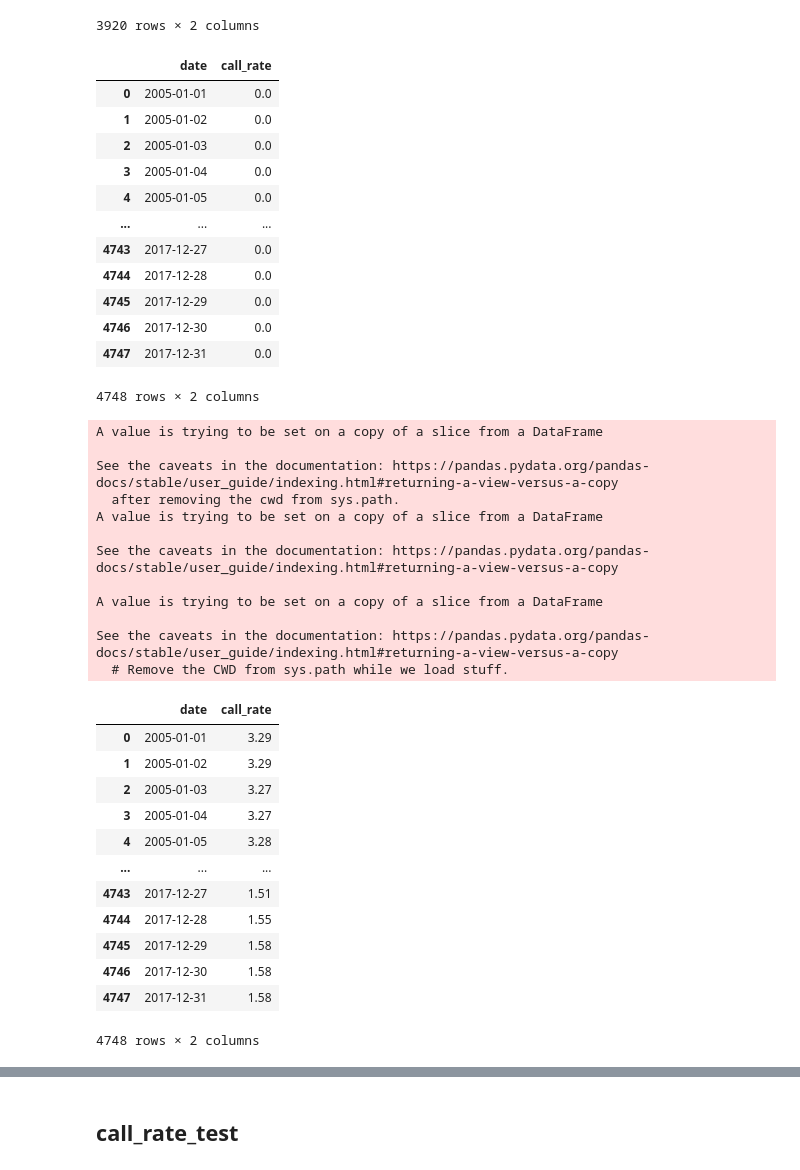
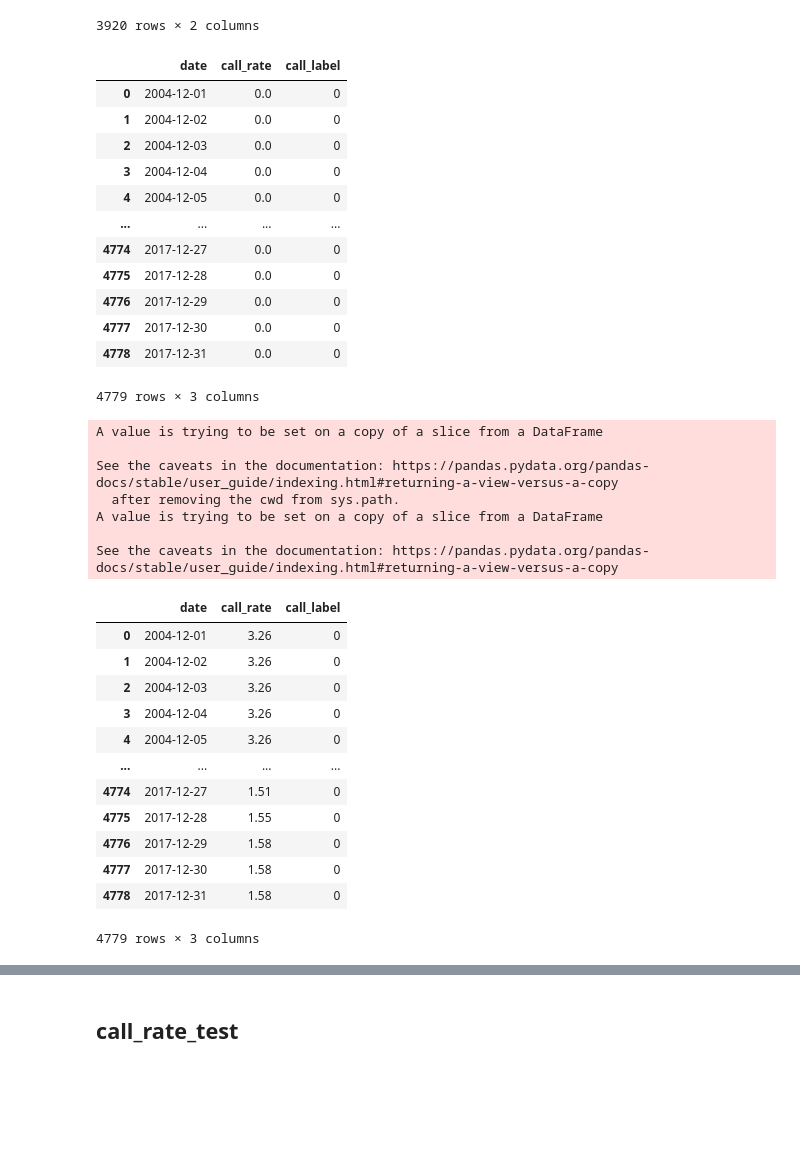
Before and after one commit to HyeonminNam/BOK4, a Jupyter notebook: pre_processing_code/article_pre_processing.ipynb, the cells around one changed output, grey strips where cells are left out. Saved outputs shown, nothing was run; the diff lists cells and outputs as text; code cells hidden in the pictures; blank space fills up the shorter version.

```diff
--- a/pre_processing_code/article_pre_processing.ipynb
+++ b/pre_processing_code/article_pre_processing.ipynb
@@ -272,34 +272,33 @@ call_rate
 | 3919 | 2004-10-12 | 3.52 |
 3920 rows × 2 columns
 # %%
-dt_index = pd.date_range(start='20050101', end='20171231')
+dt_index = pd.date_range(start='20041201', end='20171231')
 dt_list = dt_index.strftime("%Y-%m-%d").tolist()
 
 mk_call_rate = pd.DataFrame(dt_list ,columns = ['date'])
 mk_call_rate['call_rate'] = 0.0
+mk_call_rate['call_label'] = 0
 mk_call_rate
 # %% [output]
-|  | date | call_rate |
-| 0 | 2005-01-01 | 0.0 |
-| 1 | 2005-01-02 | 0.0 |
-| 2 | 2005-01-03 | 0.0 |
-| 3 | 2005-01-04 | 0.0 |
-| 4 | 2005-01-05 | 0.0 |
-| ... | ... | ... |
-| 4743 | 2017-12-27 | 0.0 |
-| 4744 | 2017-12-28 | 0.0 |
-| 4745 | 2017-12-29 | 0.0 |
-| 4746 | 2017-12-30 | 0.0 |
-| 4747 | 2017-12-31 | 0.0 |
+|  | date | call_rate | call_label |
+| 0 | 2004-12-01 | 0.0 | 0 |
+| 1 | 2004-12-02 | 0.0 | 0 |
+| 2 | 2004-12-03 | 0.0 | 0 |
+| 3 | 2004-12-04 | 0.0 | 0 |
+| 4 | 2004-12-05 | 0.0 | 0 |
+| ... | ... | ... | ... |
+| 4774 | 2017-12-27 | 0.0 | 0 |
+| 4775 | 2017-12-28 | 0.0 | 0 |
+| 4776 | 2017-12-29 | 0.0 | 0 |
+| 4777 | 2017-12-30 | 0.0 | 0 |
+| 4778 | 2017-12-31 | 0.0 | 0 |
-4748 rows × 2 columns
+4779 rows × 3 columns
 # %%
 for i in range(len(mk_call_rate)):
     for j in range(len(call_rate)):
         if mk_call_rate['date'][i] == call_rate['date'][j]:
             mk_call_rate['call_rate'][i] = call_rate['call_rate'][j]
 
-mk_call_rate['call_rate'][0] = call_rate['call_rate'][3861]
-
 for i in range(len(mk_call_rate)):
     if mk_call_rate['call_rate'][i] == 0:
         mk_call_rate['call_rate'][i] = mk_call_rate['call_rate'][i-1]
@@ -313,23 +312,18 @@ See the caveats in the documentation: https://pandas.pydata.org/pandas-docs/stab
 A value is trying to be set on a copy of a slice from a DataFrame
 
 See the caveats in the documentation: https://pandas.pydata.org/pandas-docs/stable/user_guide/indexing.html#returning-a-view-versus-a-copy
-
-A value is trying to be set on a copy of a slice from a DataFrame
-
-See the caveats in the documentation: https://pandas.pydata.org/pandas-docs/stable/user_guide/indexing.html#returning-a-view-versus-a-copy
-  # Remove the CWD from sys.path while we load stuff.
-|  | date | call_rate |
-| 0 | 2005-01-01 | 3.29 |
-| 1 | 2005-01-02 | 3.29 |
-| 2 | 2005-01-03 | 3.27 |
-| 3 | 2005-01-04 | 3.27 |
-| 4 | 2005-01-05 | 3.28 |
-| ... | ... | ... |
-| 4743 | 2017-12-27 | 1.51 |
-| 4744 | 2017-12-28 | 1.55 |
-| 4745 | 2017-12-29 | 1.58 |
-| 4746 | 2017-12-30 | 1.58 |
-| 4747 | 2017-12-31 | 1.58 |
+|  | date | call_rate | call_label |
+| 0 | 2004-12-01 | 3.26 | 0 |
+| 1 | 2004-12-02 | 3.26 | 0 |
+| 2 | 2004-12-03 | 3.26 | 0 |
+| 3 | 2004-12-04 | 3.26 | 0 |
+| 4 | 2004-12-05 | 3.26 | 0 |
+| ... | ... | ... | ... |
+| 4774 | 2017-12-27 | 1.51 | 0 |
+| 4775 | 2017-12-28 | 1.55 | 0 |
+| 4776 | 2017-12-29 | 1.58 | 0 |
+| 4777 | 2017-12-30 | 1.58 | 0 |
+| 4778 | 2017-12-31 | 1.58 | 0 |
-4748 rows × 2 columns
+4779 rows × 3 columns
 # %%
 mk_call_rate.to_csv('mk_call_rate.csv', index=False)
```
Also changed, not shown: parts of 7 cells of this notebook.
